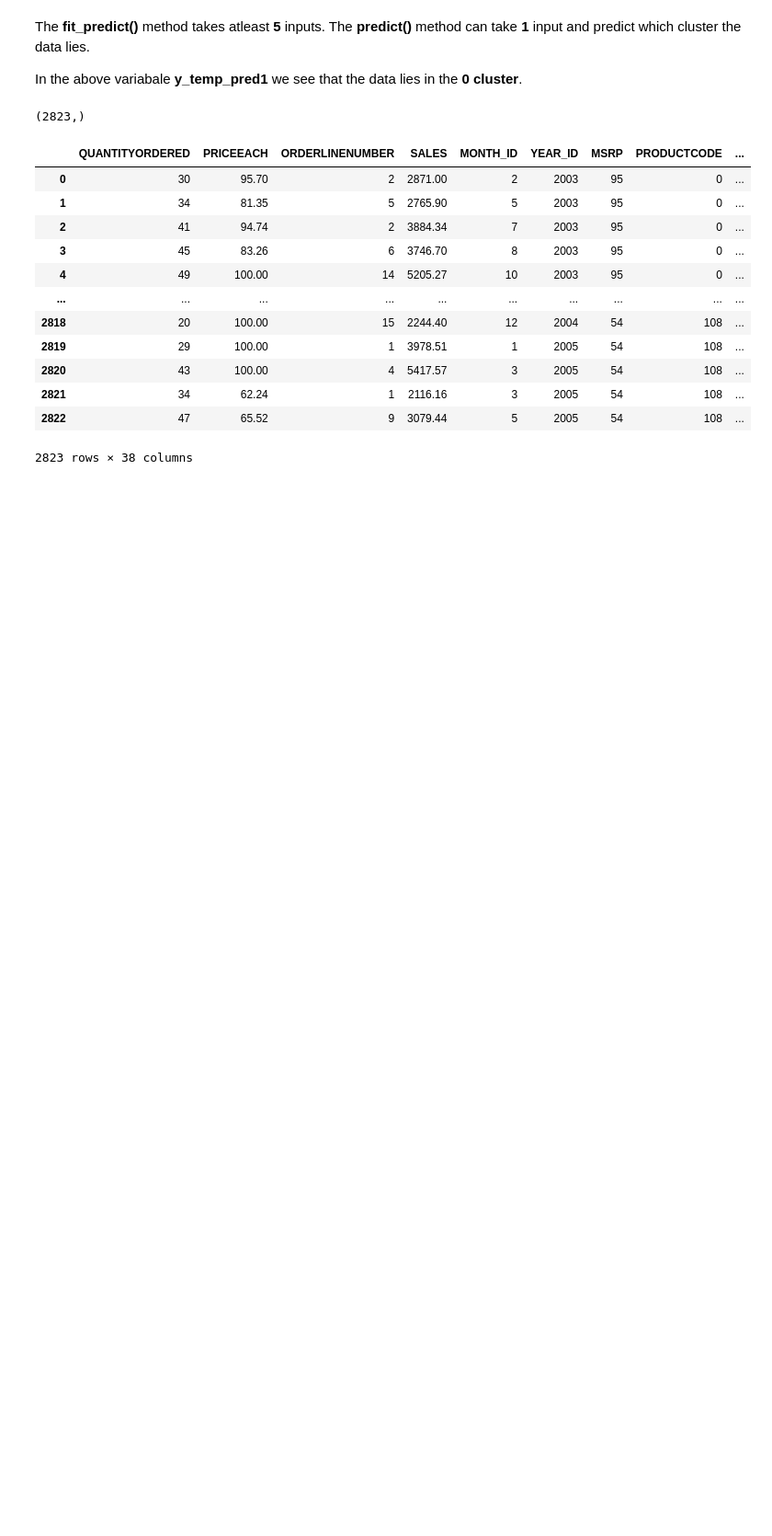
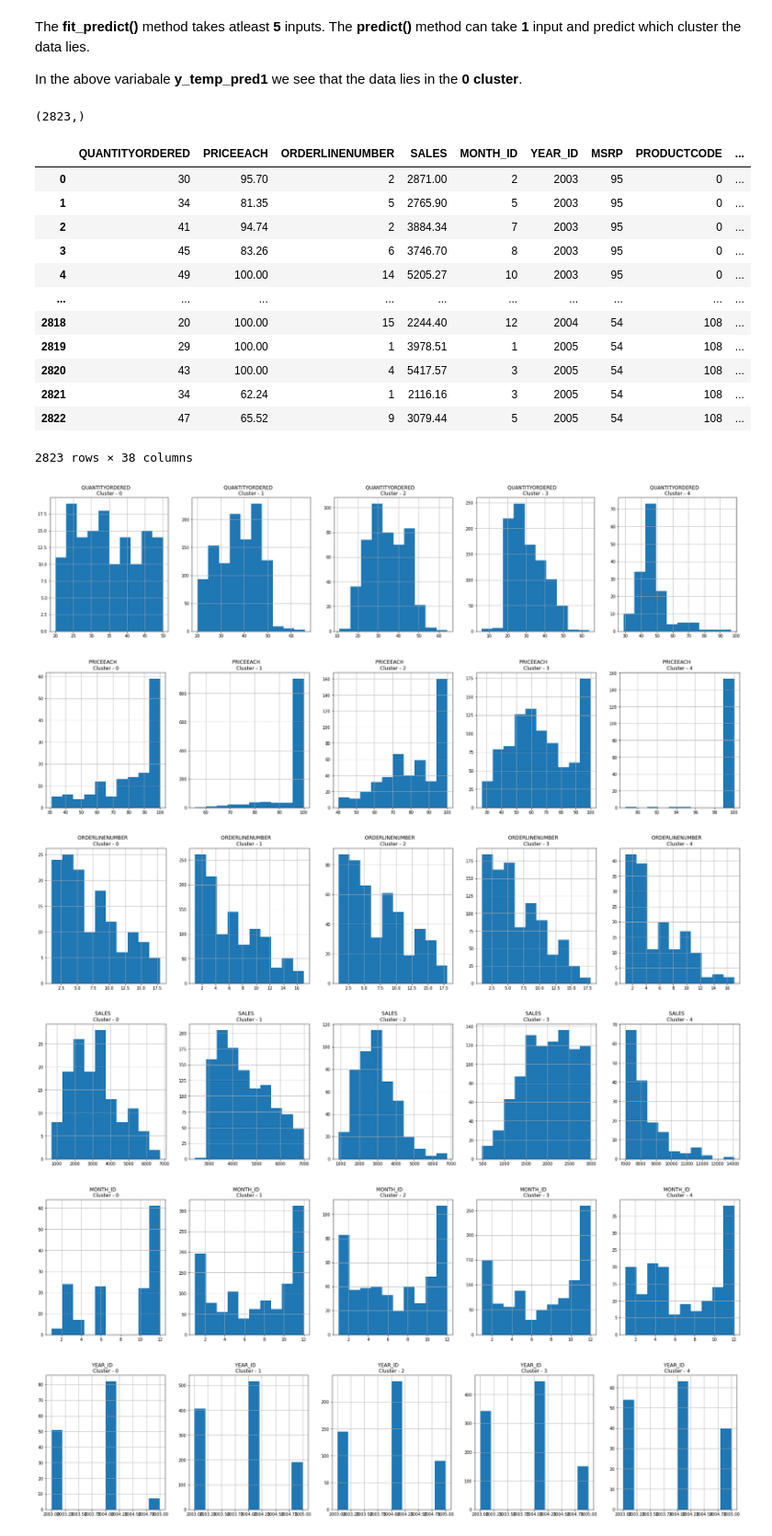
Before and after one commit to Priyo-prog/Artificial-Intelligence-Projects, a Jupyter notebook: AI in Marketing/marketing_ai.ipynb, the cells around one changed output. Shown at 92% size. Saved outputs shown, nothing was run; the diff lists cells and outputs as text; code cells hidden in the pictures; blank space fills up the shorter version.

```diff
--- a/AI in Marketing/marketing_ai.ipynb
+++ b/AI in Marketing/marketing_ai.ipynb
@@ -692,3 +691,22 @@ sale_df_cluster
 | 2821 | 34 | 62.24 | 1 | 2116.16 | 3 | 2005 | 54 | 108 | ... |
 | 2822 | 47 | 65.52 | 9 | 3079.44 | 5 | 2005 | 54 | 108 | ... |
 2823 rows × 38 columns
+# %%
+sales_df["ORDERLINENUMBER"] = sales_df["ORDERLINENUMBER"].apply(lambda x : float(x))
+# %%
+# plot histogram for each feature based on cluster
+for i in sales_df.columns[:8]:
+  plt.figure(figsize=(30,6))
+  for j in range(5):
+    plt.subplot(1,5, j+1)
+    cluster = sale_df_cluster[sale_df_cluster["cluster"] == j]
+    cluster[i].hist()
+    plt.title(f"{i}    \nCluster - {j}")
+  plt.show()
+# %% [output]
+[figure, added]
+[figure, added]
+[figure, added]
+[figure, added]
+[figure, added]
+[figure, added]
```
Also changed, not shown: parts of 16 cells of this notebook.
